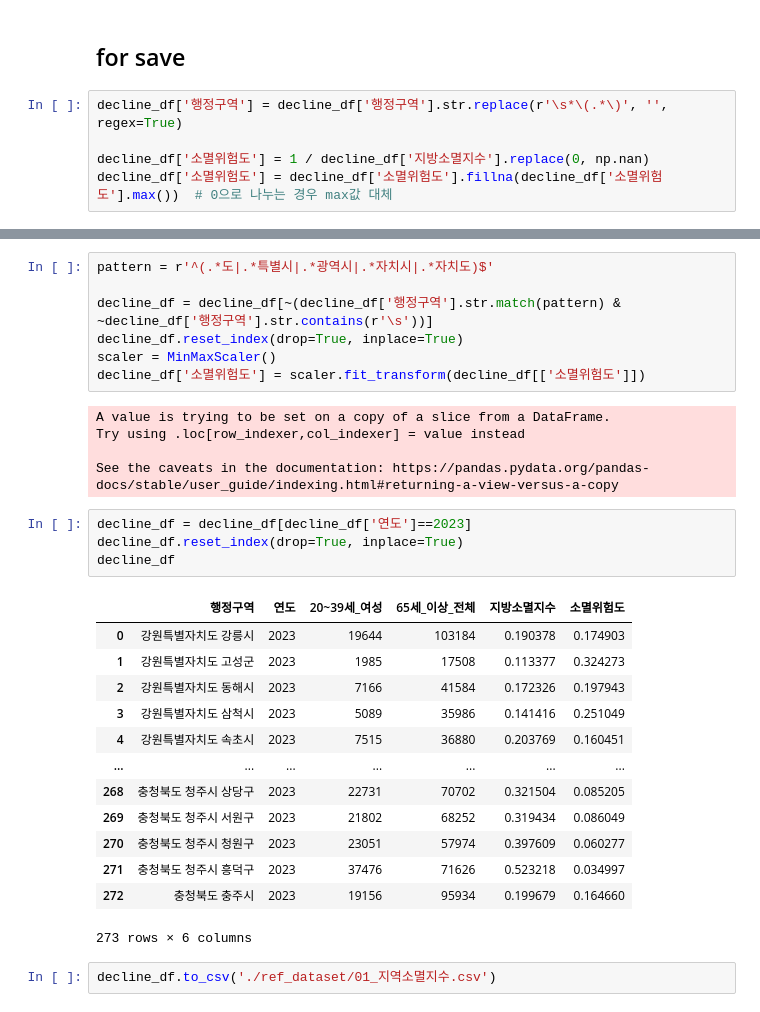
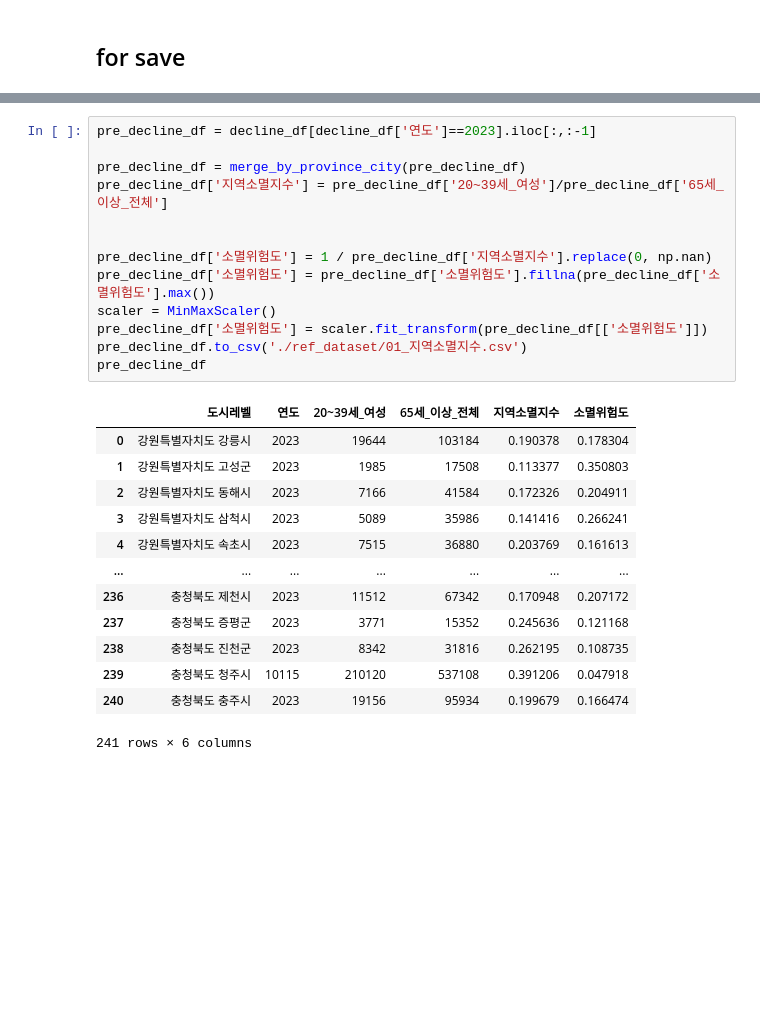
Before and after one commit to iju298/REFrame, a Jupyter notebook: notebooks/01_data_pop_stat.ipynb, the cells around one changed output, grey strips where cells are left out. Saved outputs shown, nothing was run; the diff lists cells and outputs as text; blank space fills up the shorter version.

```diff
--- a/notebooks/01_data_pop_stat.ipynb
+++ b/notebooks/01_data_pop_stat.ipynb
@@ -109,7 +109,2 @@ pio.show(fig, renderer="png")
 # %% [markdown]
 ## for save
-# %%
-decline_df['행정구역'] = decline_df['행정구역'].str.replace(r'\s*\(.*\)', '', regex=True)
-
-decline_df['소멸위험도'] = 1 / decline_df['지방소멸지수'].replace(0, np.nan)
-decline_df['소멸위험도'] = decline_df['소멸위험도'].fillna(decline_df['소멸위험도'].max())  # 0으로 나누는 경우 max값 대체
@@ -132,32 +111,27 @@ decline_df
-# %%
-pattern = r'^(.*도|.*특별시|.*광역시|.*자치시|.*자치도)$'
-
-decline_df = decline_df[~(decline_df['행정구역'].str.match(pattern) & ~decline_df['행정구역'].str.contains(r'\s'))]
-decline_df.reset_index(drop=True, inplace=True)
-scaler = MinMaxScaler()
-decline_df['소멸위험도'] = scaler.fit_transform(decline_df[['소멸위험도']])
-# %% [output]
-A value is trying to be set on a copy of a slice from a DataFrame.
-Try using .loc[row_indexer,col_indexer] = value instead
-
-See the caveats in the documentation: https://pandas.pydata.org/pandas-docs/stable/user_guide/indexing.html#returning-a-view-versus-a-copy
-# %%
-decline_df = decline_df[decline_df['연도']==2023]
-decline_df.reset_index(drop=True, inplace=True)
-decline_df
-# %% [output]
-|  | 행정구역 | 연도 | 20~39세_여성 | 65세_이상_전체 | 지방소멸지수 | 소멸위험도 |
-| 0 | 강원특별자치도 강릉시 | 2023 | 19644 | 103184 | 0.190378 | 0.174903 |
-| 1 | 강원특별자치도 고성군 | 2023 | 1985 | 17508 | 0.113377 | 0.324273 |
-| 2 | 강원특별자치도 동해시 | 2023 | 7166 | 41584 | 0.172326 | 0.197943 |
-| 3 | 강원특별자치도 삼척시 | 2023 | 5089 | 35986 | 0.141416 | 0.251049 |
-| 4 | 강원특별자치도 속초시 | 2023 | 7515 | 36880 | 0.203769 | 0.160451 |
-| ... | ... | ... | ... | ... | ... | ... |
-| 268 | 충청북도 청주시 상당구 | 2023 | 22731 | 70702 | 0.321504 | 0.085205 |
-| 269 | 충청북도 청주시 서원구 | 2023 | 21802 | 68252 | 0.319434 | 0.086049 |
-| 270 | 충청북도 청주시 청원구 | 2023 | 23051 | 57974 | 0.397609 | 0.060277 |
-| 271 | 충청북도 청주시 흥덕구 | 2023 | 37476 | 71626 | 0.523218 | 0.034997 |
-| 272 | 충청북도 충주시 | 2023 | 19156 | 95934 | 0.199679 | 0.164660 |
-273 rows × 6 columns
-# %%
-decline_df.to_csv('./ref_dataset/01_지역소멸지수.csv')
+# %%
+pre_decline_df = decline_df[decline_df['연도']==2023].iloc[:,:-1]
+
+pre_decline_df = merge_by_province_city(pre_decline_df)
+pre_decline_df['지역소멸지수'] = pre_decline_df['20~39세_여성']/pre_decline_df['65세_이상_전체']
+
+
+pre_decline_df['소멸위험도'] = 1 / pre_decline_df['지역소멸지수'].replace(0, np.nan)
+pre_decline_df['소멸위험도'] = pre_decline_df['소멸위험도'].fillna(pre_decline_df['소멸위험도'].max())
+scaler = MinMaxScaler()
+pre_decline_df['소멸위험도'] = scaler.fit_transform(pre_decline_df[['소멸위험도']])
+pre_decline_df.to_csv('./ref_dataset/01_지역소멸지수.csv')
+pre_decline_df
+# %% [output]
+|  | 도시레벨 | 연도 | 20~39세_여성 | 65세_이상_전체 | 지역소멸지수 | 소멸위험도 |
+| 0 | 강원특별자치도 강릉시 | 2023 | 19644 | 103184 | 0.190378 | 0.178304 |
+| 1 | 강원특별자치도 고성군 | 2023 | 1985 | 17508 | 0.113377 | 0.350803 |
+| 2 | 강원특별자치도 동해시 | 2023 | 7166 | 41584 | 0.172326 | 0.204911 |
+| 3 | 강원특별자치도 삼척시 | 2023 | 5089 | 35986 | 0.141416 | 0.266241 |
+| 4 | 강원특별자치도 속초시 | 2023 | 7515 | 36880 | 0.203769 | 0.161613 |
+| ... | ... | ... | ... | ... | ... | ... |
+| 236 | 충청북도 제천시 | 2023 | 11512 | 67342 | 0.170948 | 0.207172 |
+| 237 | 충청북도 증평군 | 2023 | 3771 | 15352 | 0.245636 | 0.121168 |
+| 238 | 충청북도 진천군 | 2023 | 8342 | 31816 | 0.262195 | 0.108735 |
+| 239 | 충청북도 청주시 | 10115 | 210120 | 537108 | 0.391206 | 0.047918 |
+| 240 | 충청북도 충주시 | 2023 | 19156 | 95934 | 0.199679 | 0.166474 |
+241 rows × 6 columns
```
Also changed, not shown: parts of 6 cells of this notebook, 3 other files.
